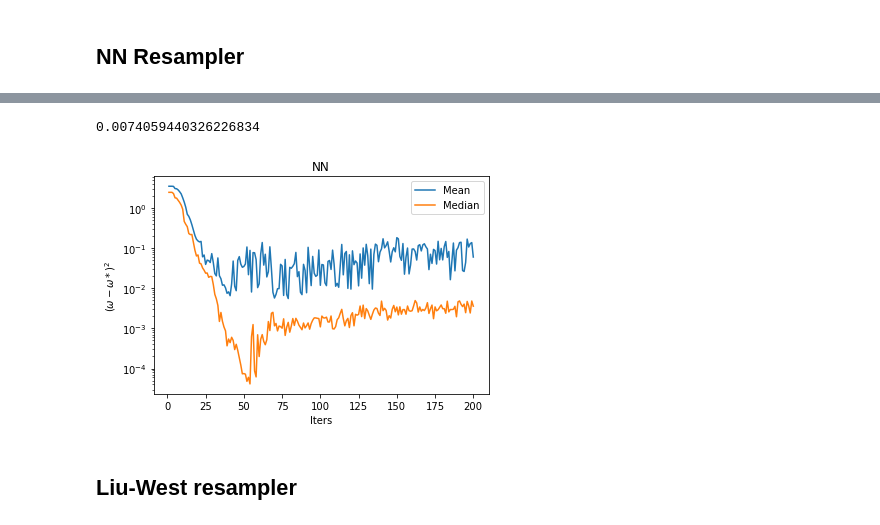
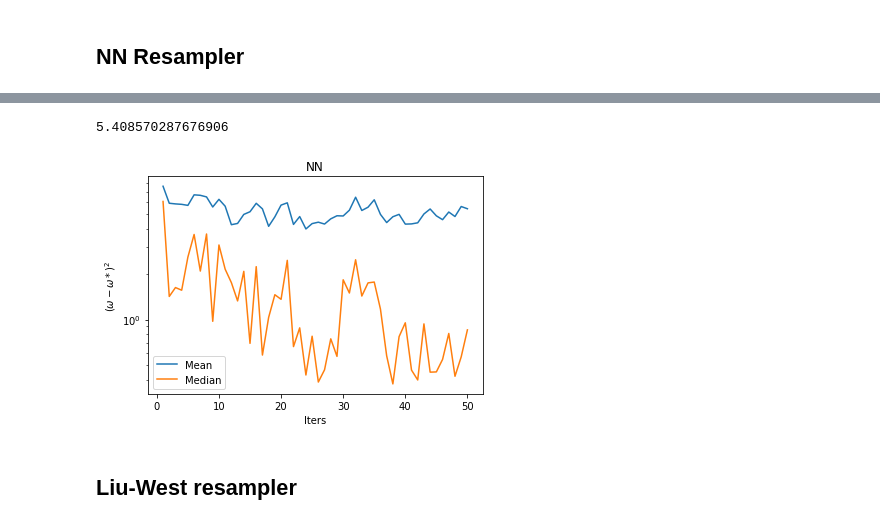
Before and after one commit to ajrheng/smc-nn-resampler, a Jupyter notebook: run-bayesian-phase-est.ipynb, the cells around one changed output, grey strips where cells are left out. Saved outputs shown, nothing was run; the diff lists cells and outputs as text; code cells hidden in the pictures.

```diff
--- a/run-bayesian-phase-est.ipynb
+++ b/run-bayesian-phase-est.ipynb
@@ -17,30 +17,29 @@ cuda:0
 from nn_resampler import nn_resampler
 from phase_est_smc import phase_est_smc
 # %%
-num_particles = 1000 # number of SMC particles (num of w points)
-num_samples = 100000 # number of samples to draw from the particle distribution (to be binned)
+num_particles = 100 # number of SMC particles (num of w points)
+num_samples = 10000 # number of samples to draw from the particle distribution (to be binned)
 num_bins = 100 # number of bins
 n_iters = 100 # number of different omega*
-t0 = 0.1 # starting time
-max_iters = 200 # maximum number of iterations before breaking
-if_print = True
+t0 = 10 # starting time
+max_iters = 50 # maximum number of iterations before breaking
 # %%
-net = nn_resampler(100,100)
+net = nn_resampler(num_bins,num_bins)
 net.load_state_dict(torch.load("model/nn_resampler.model"))
 net.eval();
 # %% [markdown]
 ## NN Resampler
 # %%
-omega_star_list = []
-nn_pred_list = []
+true_omegas = []
+nn_preds = []
 nn_data = []
 
 for i in range(n_iters):
 
-    omega_star = np.random.uniform(low=-1, high =1) * np.pi
+    true_omega = np.random.uniform(low=-1, high =1) * np.pi
 
-    omega_star_list.append(omega_star)
-    smc = phase_est_smc(omega_star, t0, max_iters)
+    true_omegas.append(true_omega)
+    smc = phase_est_smc(true_omega, t0, max_iters)
     smc.init_particles(num_particles)
     resample_counts = 0
 
@@ -65,18 +64,16 @@ for i in range(n_iters):
 #             # if all elements of last_n are equal then they should all equal the first element
 #             if np.allclose(last_n, np.full_like(last_n, last_n[0])):
 #                 break
-    if if_print:
-        print("True omega: {:f}, prediction by NN: {:f}, num of resample calls: {:d}".format(omega_star,
-                                                                                             smc.curr_omega_est,
-                                                                                             resample_counts))
-
-    while len(smc.data) < max_iters:
-        smc.data.append(smc.data[-1]) # append the last estimate
 
     nn_data.append(smc.data)
-    nn_pred_list.append(smc.curr_omega_est)
+    nn_preds.append(smc.curr_omega_est)
 
-    if np.abs(smc.curr_omega_est) - np.abs(omega_star) > 1:
-        print("Prediction: {:f}, actual value: {:f}. Threshold exceeded. Breaking out of loop for inspection.".
-             format(smc.curr_omega_est, omega_star))
+    if np.abs(true_omega - smc.curr_omega_est) > 1:
+        print("True omega: {:f}, prediction by NN: {:f}, num of resample calls: {:d}. Failed".format(true_omega,
+                                                                                            smc.curr_omega_est,
+                                                                                            resample_counts))
+    else:
+        print("True omega: {:f}, prediction by NN: {:f}, num of resample calls: {:d}".format(true_omega,
+                                                                                            smc.curr_omega_est,
+                                                                                            resample_counts))
 # %% [output]
@@ -100,25 +97,25 @@ True omega: -2.264049, prediction by NN: -2.201521, num of resample calls: 37
 # %%
-nn_mse = np.mean( np.abs(np.array(omega_star_list)) - np.abs(np.array(nn_pred_list)) ) ** 2
+nn_mse = np.mean( (np.array(true_omegas) - np.array(nn_preds) ) ** 2 )
 print(nn_mse)
 # %% [output]
-0.0074059440326226834
+5.408570287676906
 # %%
-nn_data_squared = ( np.abs(np.array(nn_data)) - np.abs(np.array(omega_star_list)).reshape(-1,1)) ** 2
+nn_data_squared = ( np.array(nn_data) - np.array(true_omegas).reshape(-1,1)) ** 2
 nn_data_mean = np.mean(nn_data_squared, axis=0)
 nn_data_median = np.median(nn_data_squared, axis =0)
 
 num_data_points = nn_data_squared.shape[1]
 
 plt.plot(np.arange(1,num_data_points+1, dtype=int), nn_data_mean, label='Mean')
 plt.plot(np.arange(1,num_data_points+1, dtype=int), nn_data_median, label='Median')
 plt.legend()
 plt.title("NN")
 plt.yscale('log')
 plt.xlabel("Iters")
 plt.ylabel("$(\omega - \omega*)^2$")
 plt.show()
 # %% [output]
-[figure, old version]
+[figure, new version]
 # %% [markdown]
 ## Liu-West resampler
 # %%
```
Also changed, not shown: parts of 4 cells of this notebook, 7 other files.
